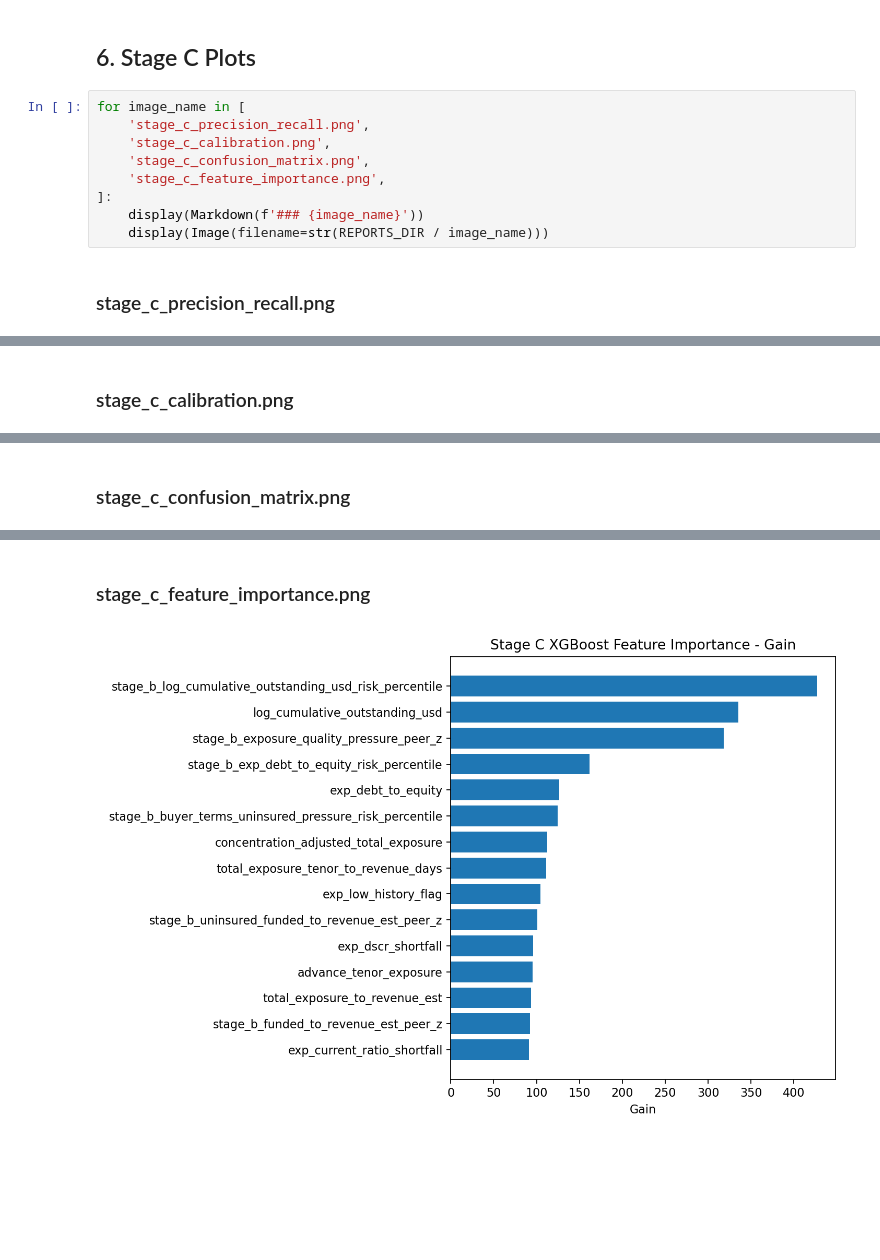
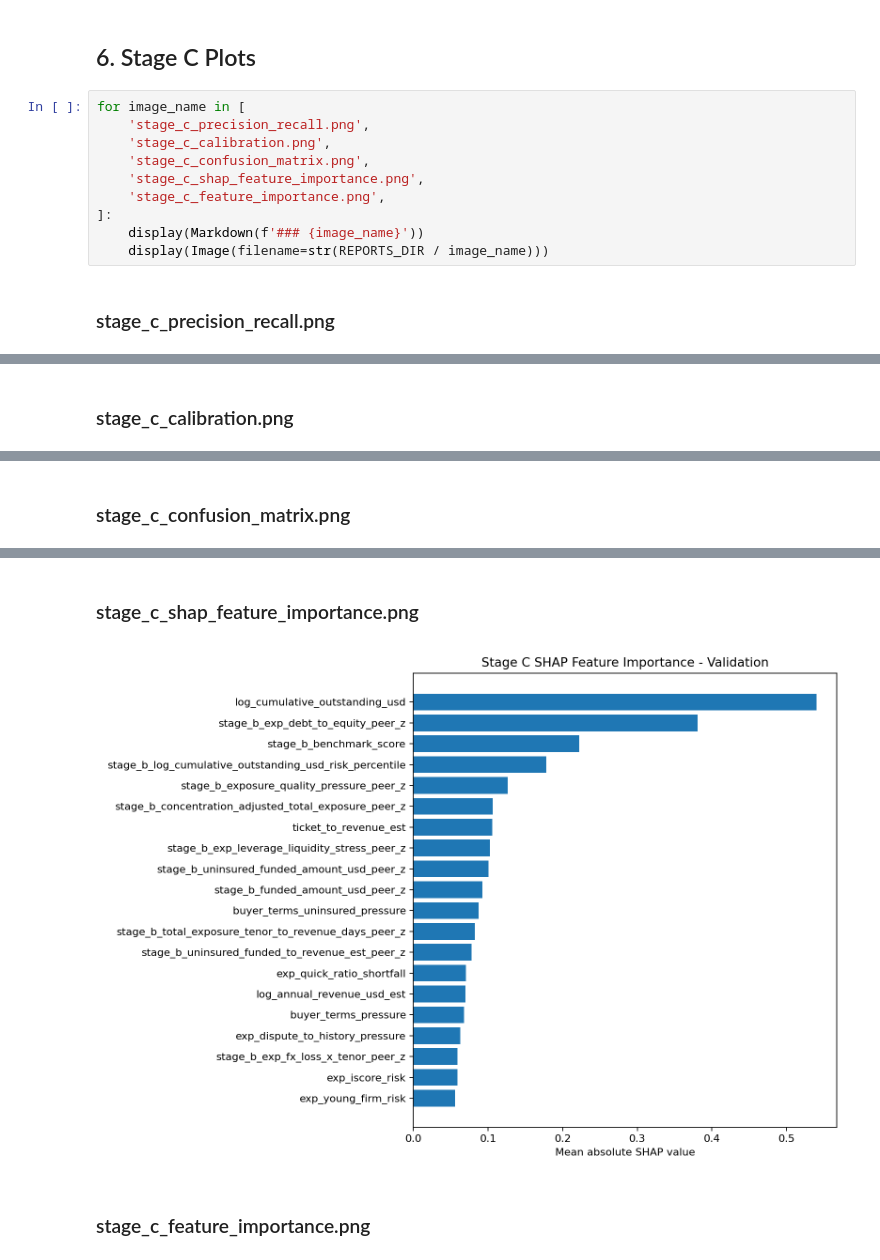
Before and after one commit to pendyal1/ai_credit_intelligence, a Jupyter notebook: notebooks/01_data_understanding_eda.ipynb, the cells around one changed output, grey strips where cells are left out. Drawn from its saved outputs; the diff is of its cells as text; blank space fills up the shorter version.

```diff
--- a/notebooks/01_data_understanding_eda.ipynb
+++ b/notebooks/01_data_understanding_eda.ipynb
@@ -756,6 +808,7 @@ for image_name in [
     'stage_c_precision_recall.png',
     'stage_c_calibration.png',
     'stage_c_confusion_matrix.png',
+    'stage_c_shap_feature_importance.png',
     'stage_c_feature_importance.png',
 ]:
     display(Markdown(f'### {image_name}'))
@@ -770,2 +823,3 @@ for image_name in [
-### stage_c_feature_importance.png
+### stage_c_shap_feature_importance.png
-[figure, old version]
+[figure, new version]
+### stage_c_feature_importance.png
```
Also changed, not shown: parts of 20 cells of this notebook, 33 other files.
